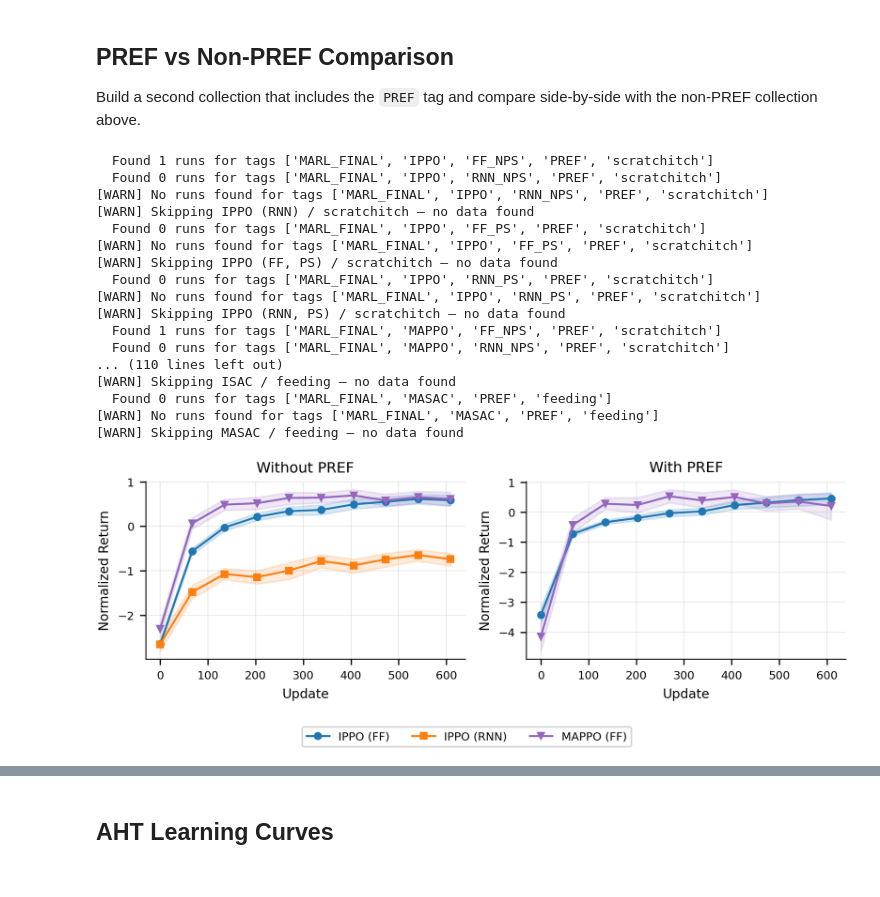
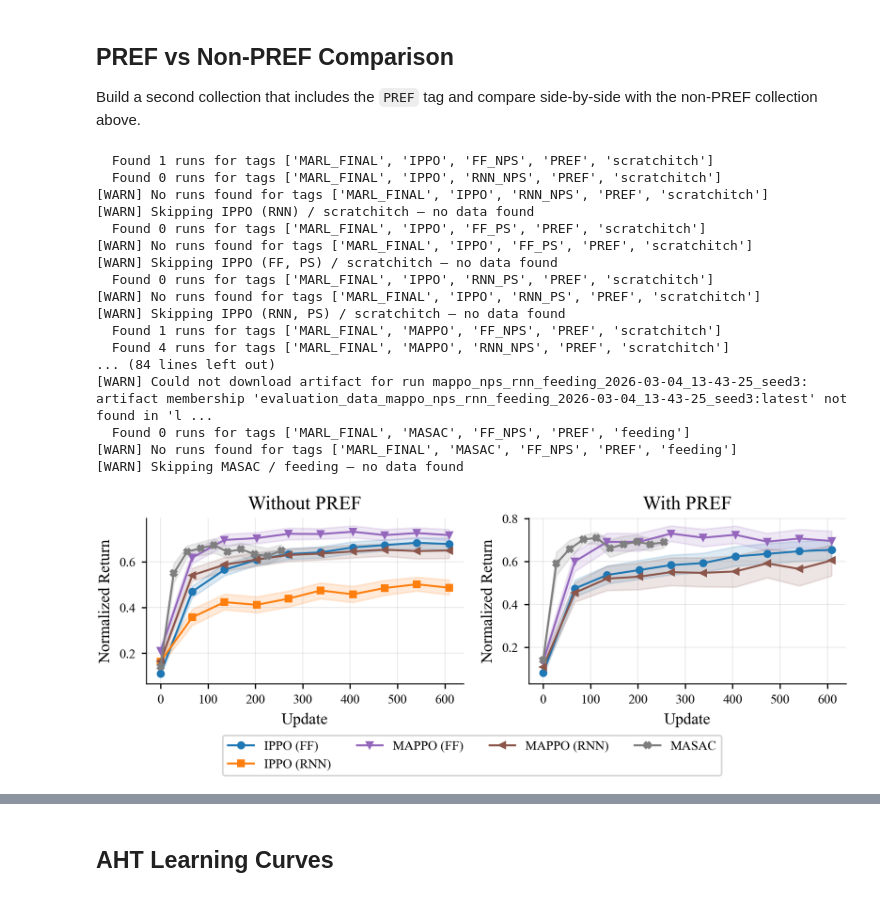
Before and after one commit to assistive-autonomy/assistax, a Jupyter notebook: assistax/baselines/paper_plots_notebook.ipynb, the cells around one changed output, grey strips where cells are left out. Cells and saved outputs as stored; diff of their text form; code cells hidden in the pictures.

```diff
--- a/assistax/baselines/paper_plots_notebook.ipynb
+++ b/assistax/baselines/paper_plots_notebook.ipynb
@@ -31,12 +35,12 @@ EXPERIMENT_SPEC = {
     "algorithms": {
         "IPPO (FF)": {"base_tags": ["MARL_FINAL", "IPPO", "FF_NPS"]},
         "IPPO (RNN)": {"base_tags": ["MARL_FINAL", "IPPO", "RNN_NPS"]},
-        "IPPO (FF, PS)": {"base_tags": ["MARL_FINAL", "IPPO", "FF_PS"]},
-        "IPPO (RNN, PS)": {"base_tags": ["MARL_FINAL", "IPPO", "RNN_PS"]},
+        #"IPPO (FF, PS)": {"base_tags": ["MARL_FINAL", "IPPO", "FF_PS"]},
+        #"IPPO (RNN, PS)": {"base_tags": ["MARL_FINAL", "IPPO", "RNN_PS"]},
         "MAPPO (FF)": {"base_tags": ["MARL_FINAL", "MAPPO", "FF_NPS"]},
         "MAPPO (RNN)": {"base_tags": ["MARL_FINAL", "MAPPO", "RNN_NPS"]},
         #"ISAC": {"base_tags": ["MARL_FINAL", "ISAC"]},
-        "MASAC": {"base_tags": ["MARL_FINAL", "MASAC", "FFF_NPS"]},
+        "MASAC": {"base_tags": ["MARL_FINAL", "MASAC", "FF_NPS"]},
     },
     "environments": [
         "scratchitch",
@@ -234,11 +289,11 @@ pref_collection = build_experiment_collection(PREF_SPEC, exclude_pref=False)
 [WARN] No runs found for tags ['MARL_FINAL', 'IPPO', 'RNN_PS', 'PREF', 'scratchitch']
 [WARN] Skipping IPPO (RNN, PS) / scratchitch — no data found
   Found 1 runs for tags ['MARL_FINAL', 'MAPPO', 'FF_NPS', 'PREF', 'scratchitch']
-  Found 0 runs for tags ['MARL_FINAL', 'MAPPO', 'RNN_NPS', 'PREF', 'scratchitch']
-... (110 lines left out)
-[WARN] Skipping ISAC / feeding — no data found
-  Found 0 runs for tags ['MARL_FINAL', 'MASAC', 'PREF', 'feeding']
-[WARN] No runs found for tags ['MARL_FINAL', 'MASAC', 'PREF', 'feeding']
+  Found 4 runs for tags ['MARL_FINAL', 'MAPPO', 'RNN_NPS', 'PREF', 'scratchitch']
+... (84 lines left out)
+[WARN] Could not download artifact for run mappo_nps_rnn_feeding_2026-03-04_13-43-25_seed3: artifact membership 'evaluation_data_mappo_nps_rnn_feeding_2026-03-04_13-43-25_seed3:latest' not found in 'l ...
+  Found 0 runs for tags ['MARL_FINAL', 'MASAC', 'FF_NPS', 'PREF', 'feeding']
+[WARN] No runs found for tags ['MARL_FINAL', 'MASAC', 'FF_NPS', 'PREF', 'feeding']
 [WARN] Skipping MASAC / feeding — no data found
 # %%
 # Side-by-side learning curves: non-PREF (left) vs PREF (right)
@@ -254,37 +309,37 @@ for ax, coll, title in [
     (ax_right, pref_collection, "With PREF"),
 ]:
     from assistax.baselines.paper_plots import (
-        zscore_normalize_curves, subsample_curve, bootstrap_ci_mean,
+        minmax_normalize_curves, subsample_curve, bootstrap_ci_mean,
         _get_color, _get_marker,
     )
     from assistax.baselines.sweep_plots import bootstrap_ci_mean
     import numpy as np
 
-    norm_curves = zscore_normalize_curves(coll)
+    norm_curves = minmax_normalize_curves(coll)
     algo_agg = {}
     for env_name in coll.env_names:
         for algo_name, norm_arr in norm_curves[env_name].items():
             algo_agg.setdefault(algo_name, []).append(norm_arr)
 
     for algo_name in sorted(algo_agg.keys()):
         arrs = algo_agg[algo_name]
         min_len = min(a.shape[1] for a in arrs)
         stacked = np.concatenate([a[:, :min_len] for a in arrs], axis=0)
         sub_data, sub_idx = subsample_curve(stacked, 10)
         mean, lower, upper = bootstrap_ci_mean(sub_data)
         color = _get_color(algo_name)
         marker = _get_marker(algo_name)
         ax.plot(sub_idx, mean, color=color, marker=marker, label=algo_name)
         ax.fill_between(sub_idx, lower, upper, color=color, alpha=0.15)
 
     ax.set_title(title)
     ax.set_xlabel("Update")
     ax.set_ylabel("Normalized Return")
 
 handles, labels = ax_left.get_legend_handles_labels()
 fig.legend(handles, labels, loc="lower center", ncol=4, bbox_to_anchor=(0.5, -0.05))
 fig.tight_layout(rect=[0, 0.08, 1, 1])
 fig.savefig("figs/pref_comparison.pdf")
 plt.show()
 # %% [output]
-[figure, old version]
+[figure, new version]
```
Also changed, not shown: parts of 16 cells of this notebook, 23 other files.
